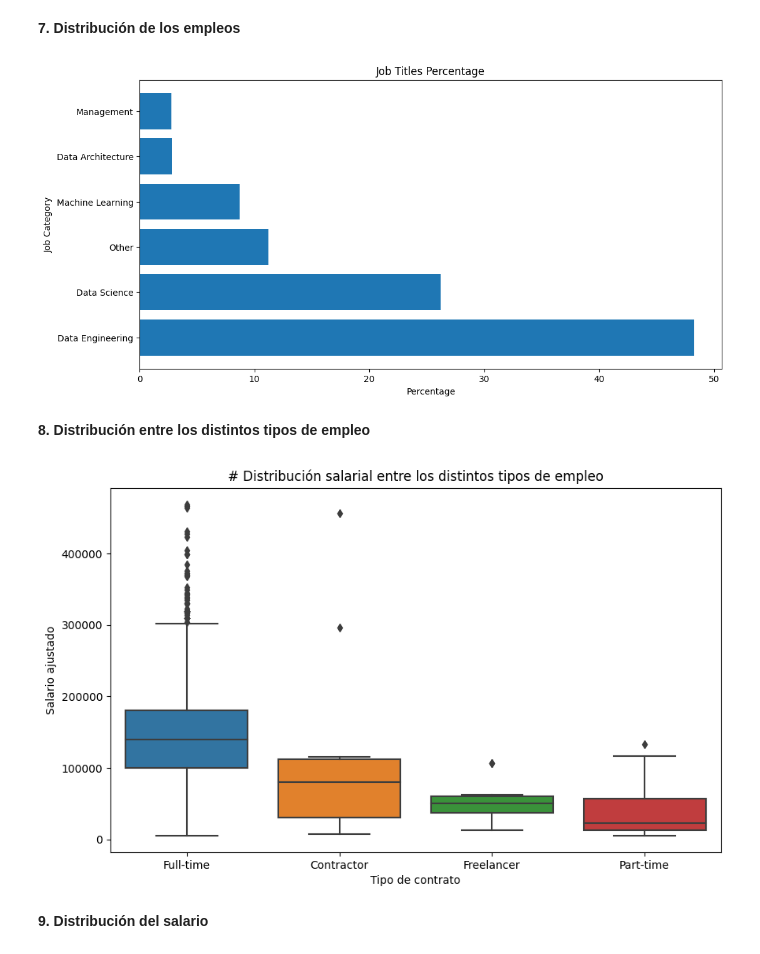
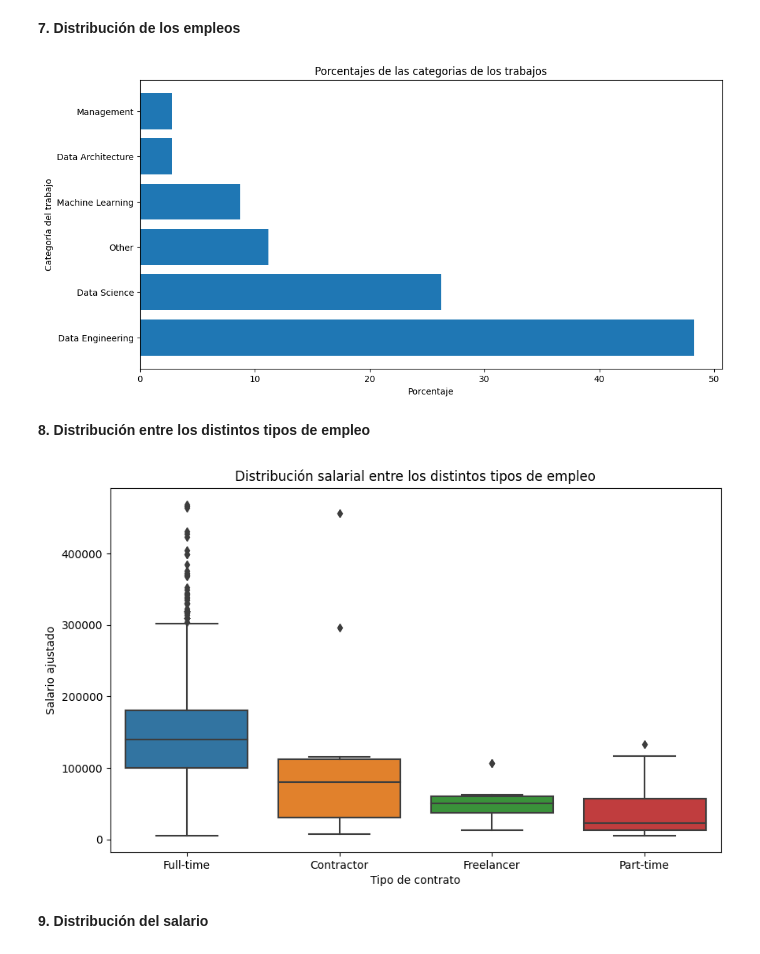
Before and after one commit to Saninga/ProgramacionParaAnalitica, a Jupyter notebook: ProyectoFinal/proyecto.ipynb, the cells around one changed output. Cells and saved outputs as stored; diff of their text form; code cells hidden in the pictures.

```diff
--- a/ProyectoFinal/proyecto.ipynb
+++ b/ProyectoFinal/proyecto.ipynb
@@ -205,27 +205,27 @@ df = data.copy()
 # %%
 value_counts = data['job_category'].value_counts(normalize=True) * 100
 
 fig, ax = plt.subplots(figsize=(12, 6))
 top_n = min(17, len(value_counts))
 ax.barh(value_counts.index[:top_n], value_counts.values[:top_n])
-ax.set_xlabel('Percentage')
-ax.set_ylabel('Job Category')
-ax.set_title('Job Titles Percentage')
+ax.set_xlabel('Porcentaje')
+ax.set_ylabel('Categoría del trabajo')
+ax.set_title('Porcentajes de las categorias de los trabajos')
 plt.show()
 # %% [output]
-[figure, old version]
+[figure, new version]
 # %% [markdown]
 **8. Distribución entre los distintos tipos de empleo**
 # %%
 # Distribución salarial entre los distintos tipos de empleo
 plt.figure(figsize=(10, 6))
 sns.boxplot(data=data, x='employment_type', y='adjusted_salary')
-plt.title('# Distribución salarial entre los distintos tipos de empleo')
+plt.title('Distribución salarial entre los distintos tipos de empleo')
 plt.xlabel('Tipo de contrato')
 plt.ylabel('Salario ajustado')
 plt.show()
 # %% [output]
-[figure, old version]
+[figure, new version]
 # %% [markdown]
 **9. Distribución del salario**
 # %%
```
Also changed, not shown: parts of 12 cells of this notebook.
